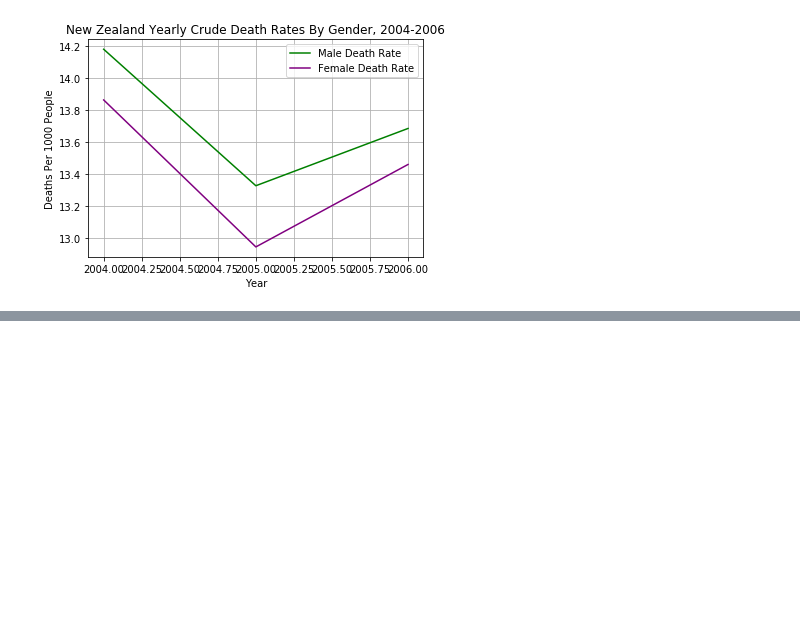
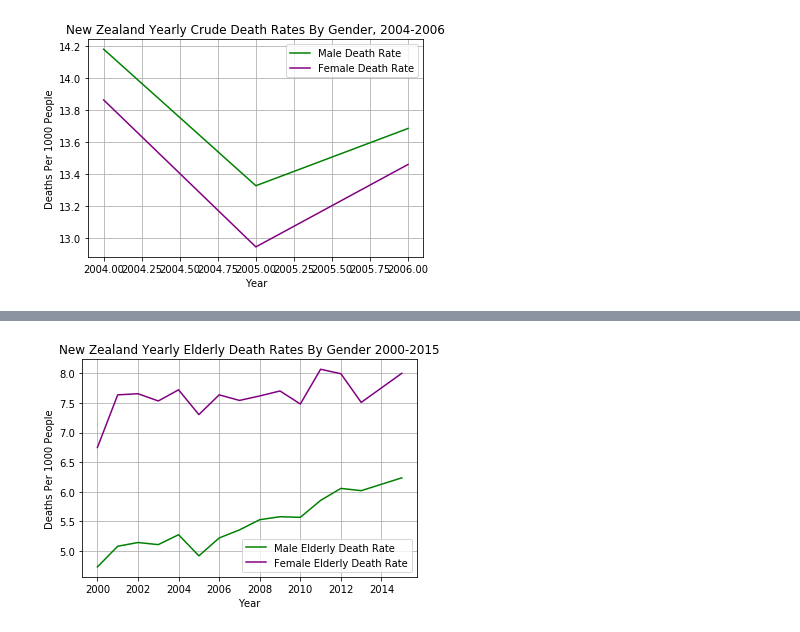
Before and after one commit to michael-grad/project-python-mortality-analysis, a Jupyter notebook: nz_analysis.ipynb, the cells around one changed output, grey strips where cells are left out. Cells and saved outputs as stored; diff of their text form; code cells hidden in the pictures; blank space fills up the shorter version.

Commit message:
added elderly death rates and charts

```diff
--- a/nz_analysis.ipynb
+++ b/nz_analysis.ipynb
@@ -7,8 +7,8 @@ import numpy as np
 #Cell 300 by Nicole Langford
 
 #read the csvs that need to be analyzed
-all_countries_nl_db = pd.read_csv("Output/no_nans_df.csv")
-all_countries_nl_db
+all_countries_nl_df = pd.read_csv("Output/no_nans_df.csv")
+all_countries_nl_df
 # %% [output]
 |  | name | Year | Cause | Infant Mortality | Infant Under 1 Yr Old | Toddler Age 1 Through 4 | ... |
 | 0 | United States of America | 1999 | A009 | 0.0 | 0.000000 | 0.0 | ... |
@@ -27,7 +27,7 @@ all_countries_nl_db
 #cell 301 by Nicole Langford
 #get name, total deaths, total crude deaths, year, sex into a database
 
-new_death_data_df = all_countries_nl_db[["name", "Year", "Total Deaths", "Total Crude Death Rate", "Sex Label"]]
+new_death_data_df = all_countries_nl_df[["name", "Year", "Total Deaths", "Total Crude Death Rate", "Sex Label"]]
 new_death_data_df
 # %% [output]
 |  | name | Year | Total Deaths | Total Crude Death Rate | Sex Label |
@@ -187,0 +238,5 @@ plt.show()
+# %%
+# cell 310
+#chart elderly deaths by gender
+nz_elder_death_gender_df = nz_elder_death_gender_df.groupby("Year").sum().reset_index()
+nz_elder_death_gender_df
@@ -187,0 +260,23 @@ plt.show()
+# %%
+#cell 311 by Nicole Langford
+x_axis = nz_elder_death_gender_df["Year"]
+y_axis_m = nz_elder_death_gender_df["male elderly death rate"]
+y_axis_f = nz_elder_death_gender_df["female elderly death rate"]
+
+NZ_Year = nz_deaths_df["Year"]
+nz_male_elder_deaths = male_elderly_nz_df["Older Elderly Age 80 and Above"]
+nz_female_elder_deaths = female_elderly_nz_df["Older Elderly Age 80 and Above"]
+
+nz_male_elder_deaths, = plt.plot(x_axis, y_axis_m, color= "green", label= "Male Elderly Death Rate")
+nz_female_elder_deaths, = plt.plot(x_axis, y_axis_f, color= "purple", label= "Female Elderly Death Rate")
+plt.legend(handles= [nz_male_elder_deaths, nz_female_elder_deaths], loc="best")
+plt.title("New Zealand Yearly Elderly Death Rates By Gender 2000-2015")
+plt.xlabel("Year")
+plt.ylabel("Deaths Per 1000 People")
+plt.grid()
+
+#save image
+plt.savefig("Output/New Zealand Yearly Elderly Death Rates By Gender 2000-2015")
+plt.show()
+# %% [output]
+[figure, added]
```
Also changed, not shown: parts of 4 cells of this notebook, 1 other file.
